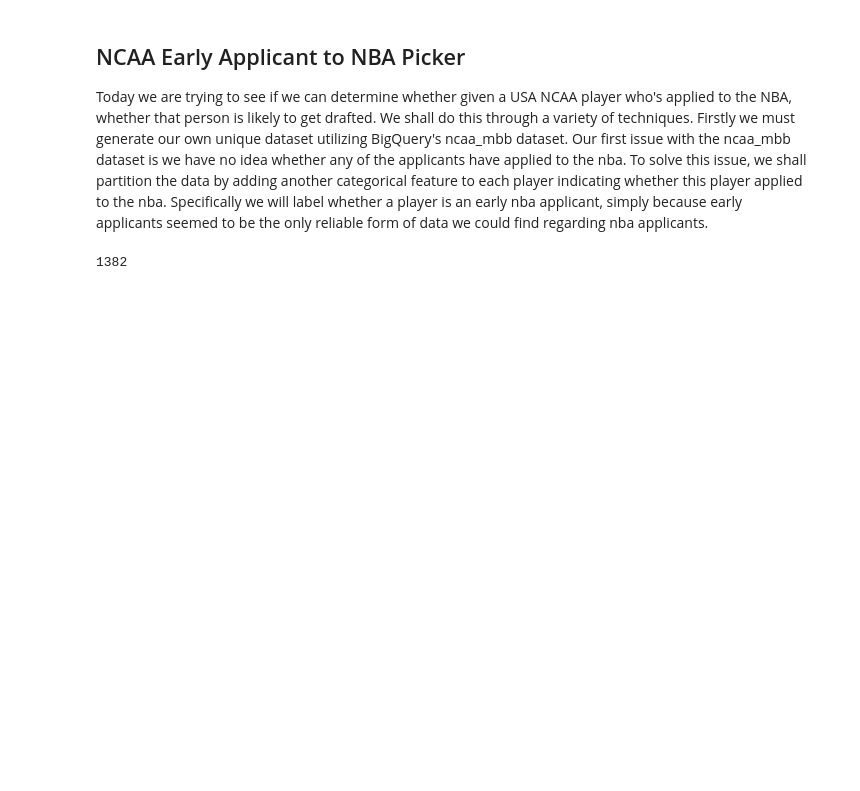
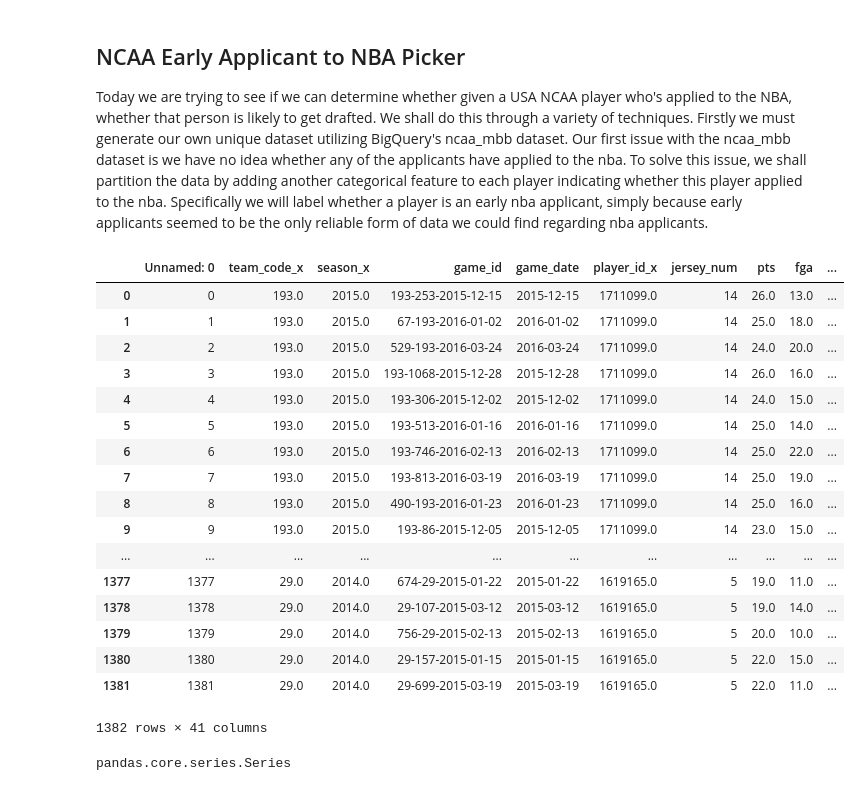
Before and after one commit to cumason123/NCAA-NBA-Picker, a Jupyter notebook: ncaa-nba-applicants-picker.ipynb, the cells around one changed output. Drawn from its saved outputs; the diff is of its cells as text; code cells hidden in the pictures; blank space fills up the shorter version.

```diff
--- a/ncaa-nba-applicants-picker.ipynb
+++ b/ncaa-nba-applicants-picker.ipynb
@@ -51,7 +51,30 @@ player_stats = applied.join(player_stats)
 # Add drafted categorical value
 player_stats = draft.join(player_stats)
 player_stats.to_csv('./data_loader/data/ncaa/player_stats.csv')
-# %%
-len(player_stats)
-# %% [output]
-1382
+# %%
+X, Y = get_classifier_data()
+# %%
+X
+# %% [output]
+|  | Unnamed: 0 | team_code_x | season_x | game_id | game_date | player_id_x | jersey_num | pts | fga | ... |
+| 0 | 0 | 193.0 | 2015.0 | 193-253-2015-12-15 | 2015-12-15 | 1711099.0 | 14 | 26.0 | 13.0 | ... |
+| 1 | 1 | 193.0 | 2015.0 | 67-193-2016-01-02 | 2016-01-02 | 1711099.0 | 14 | 25.0 | 18.0 | ... |
+| 2 | 2 | 193.0 | 2015.0 | 529-193-2016-03-24 | 2016-03-24 | 1711099.0 | 14 | 24.0 | 20.0 | ... |
+| 3 | 3 | 193.0 | 2015.0 | 193-1068-2015-12-28 | 2015-12-28 | 1711099.0 | 14 | 26.0 | 16.0 | ... |
+| 4 | 4 | 193.0 | 2015.0 | 193-306-2015-12-02 | 2015-12-02 | 1711099.0 | 14 | 24.0 | 15.0 | ... |
+| 5 | 5 | 193.0 | 2015.0 | 193-513-2016-01-16 | 2016-01-16 | 1711099.0 | 14 | 25.0 | 14.0 | ... |
+| 6 | 6 | 193.0 | 2015.0 | 193-746-2016-02-13 | 2016-02-13 | 1711099.0 | 14 | 25.0 | 22.0 | ... |
+| 7 | 7 | 193.0 | 2015.0 | 193-813-2016-03-19 | 2016-03-19 | 1711099.0 | 14 | 25.0 | 19.0 | ... |
+| 8 | 8 | 193.0 | 2015.0 | 490-193-2016-01-23 | 2016-01-23 | 1711099.0 | 14 | 25.0 | 16.0 | ... |
+| 9 | 9 | 193.0 | 2015.0 | 193-86-2015-12-05 | 2015-12-05 | 1711099.0 | 14 | 23.0 | 15.0 | ... |
+| ... | ... | ... | ... | ... | ... | ... | ... | ... | ... | ... |
+| 1377 | 1377 | 29.0 | 2014.0 | 674-29-2015-01-22 | 2015-01-22 | 1619165.0 | 5 | 19.0 | 11.0 | ... |
+| 1378 | 1378 | 29.0 | 2014.0 | 29-107-2015-03-12 | 2015-03-12 | 1619165.0 | 5 | 19.0 | 14.0 | ... |
+| 1379 | 1379 | 29.0 | 2014.0 | 756-29-2015-02-13 | 2015-02-13 | 1619165.0 | 5 | 20.0 | 10.0 | ... |
+| 1380 | 1380 | 29.0 | 2014.0 | 29-157-2015-01-15 | 2015-01-15 | 1619165.0 | 5 | 22.0 | 15.0 | ... |
+| 1381 | 1381 | 29.0 | 2014.0 | 29-699-2015-03-19 | 2015-03-19 | 1619165.0 | 5 | 22.0 | 11.0 | ... |
+1382 rows × 41 columns
+# %%
+type(Y)
+# %% [output]
+pandas.core.series.Series
```
Also changed, not shown: parts of 2 cells of this notebook, 3 other files.
